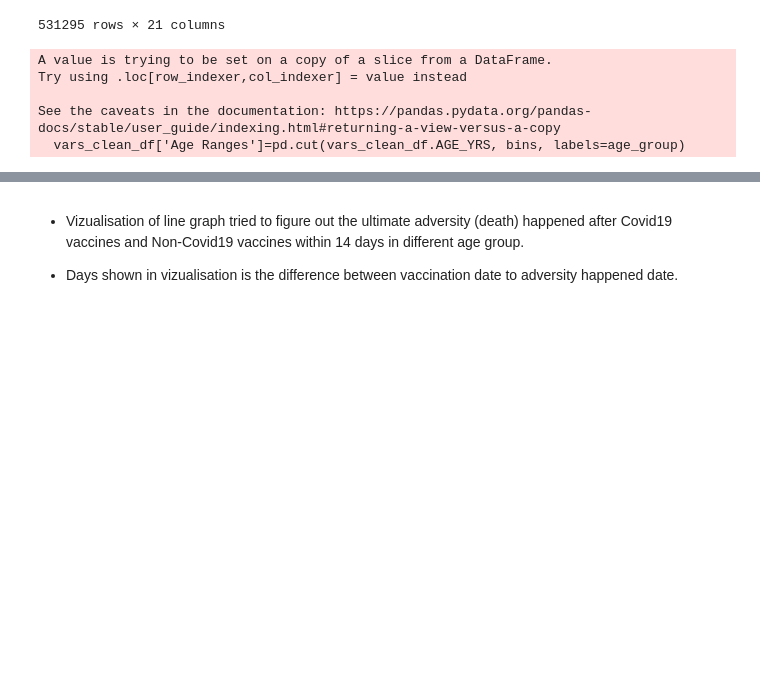
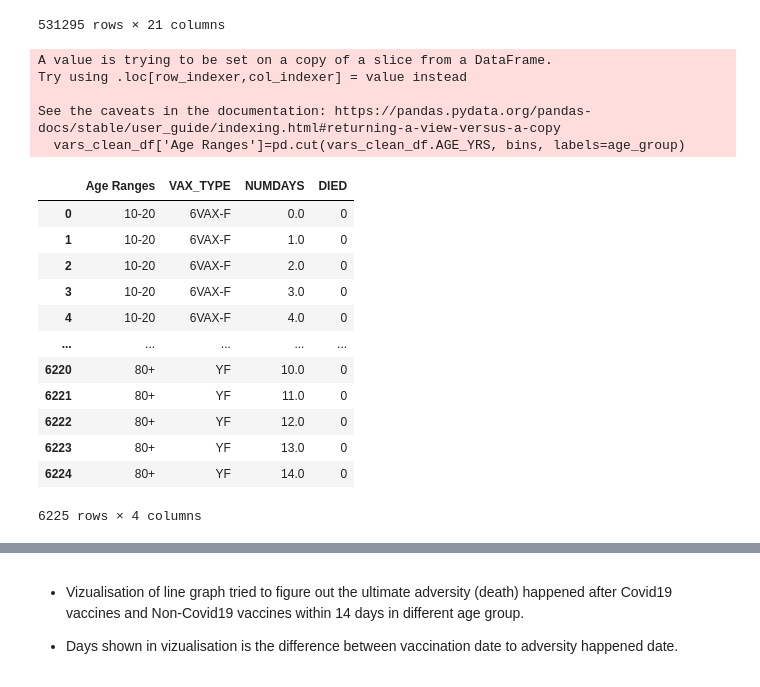
Before and after one commit to sophiastewart202/Project-1, a Jupyter notebook: Covid_Died/died_numdays.ipynb, the cells around one changed output, grey strips where cells are left out. Drawn from its saved outputs; the diff is of its cells as text; code cells hidden in the pictures; blank space fills up the shorter version.

```diff
--- a/Covid_Died/died_numdays.ipynb
+++ b/Covid_Died/died_numdays.ipynb
@@ -29,23 +29,37 @@ vars_clean_df
 # %%
 # bins created for getting a range
 bins = [10, 20,40,60,80,120]
 
 # label for the bins
 age_group = ['10-20', '20-40', '40-60', '60-80', '80+']
 
-# A column Age Ranges added and the dataframe cuts based on the label
+# A column 'Age Ranges' added and the dataframe cuts based on the label
 vars_clean_df['Age Ranges']=pd.cut(vars_clean_df.AGE_YRS, bins, labels=age_group)
 
 # Dataframe sorted based Age and grouped by Age Ranges and Numdays.
 age_vars_died_df=vars_clean_df.sort_values('AGE_YRS').groupby(['Age Ranges','VAX_TYPE', 'NUMDAYS'])['DIED'].count()
 age_vars=age_vars_died_df.reset_index()
 age_data=age_vars.copy()
+age_vars
 # %% [output]
 A value is trying to be set on a copy of a slice from a DataFrame.
 Try using .loc[row_indexer,col_indexer] = value instead
 
 See the caveats in the documentation: https://pandas.pydata.org/pandas-docs/stable/user_guide/indexing.html#returning-a-view-versus-a-copy
   vars_clean_df['Age Ranges']=pd.cut(vars_clean_df.AGE_YRS, bins, labels=age_group)
+|  | Age Ranges | VAX_TYPE | NUMDAYS | DIED |
+| 0 | 10-20 | 6VAX-F | 0.0 | 0 |
+| 1 | 10-20 | 6VAX-F | 1.0 | 0 |
+| 2 | 10-20 | 6VAX-F | 2.0 | 0 |
+| 3 | 10-20 | 6VAX-F | 3.0 | 0 |
+| 4 | 10-20 | 6VAX-F | 4.0 | 0 |
+| ... | ... | ... | ... | ... |
+| 6220 | 80+ | YF | 10.0 | 0 |
+| 6221 | 80+ | YF | 11.0 | 0 |
+| 6222 | 80+ | YF | 12.0 | 0 |
+| 6223 | 80+ | YF | 13.0 | 0 |
+| 6224 | 80+ | YF | 14.0 | 0 |
+6225 rows × 4 columns
 # %%
 # Filtering the data by Covid19 vax_type and Age Ranges
 numdays_10_20=age_vars.loc[(age_vars['VAX_TYPE'] =='COVID19') & (age_vars['Age Ranges']=='10-20') & (age_vars.DIED != 0)]
```
Also changed, not shown: parts of 5 cells of this notebook.
